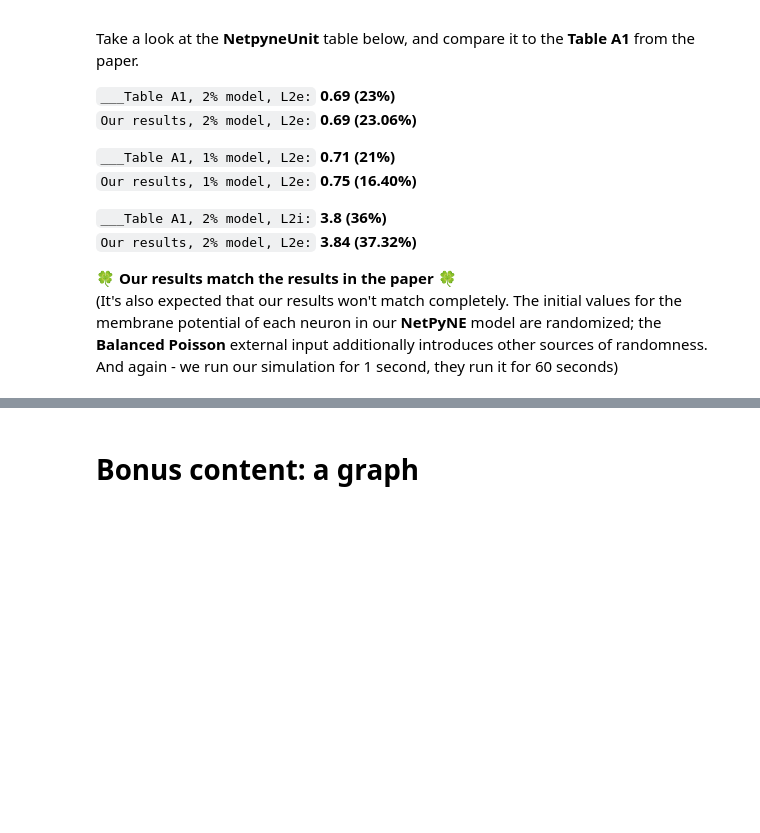
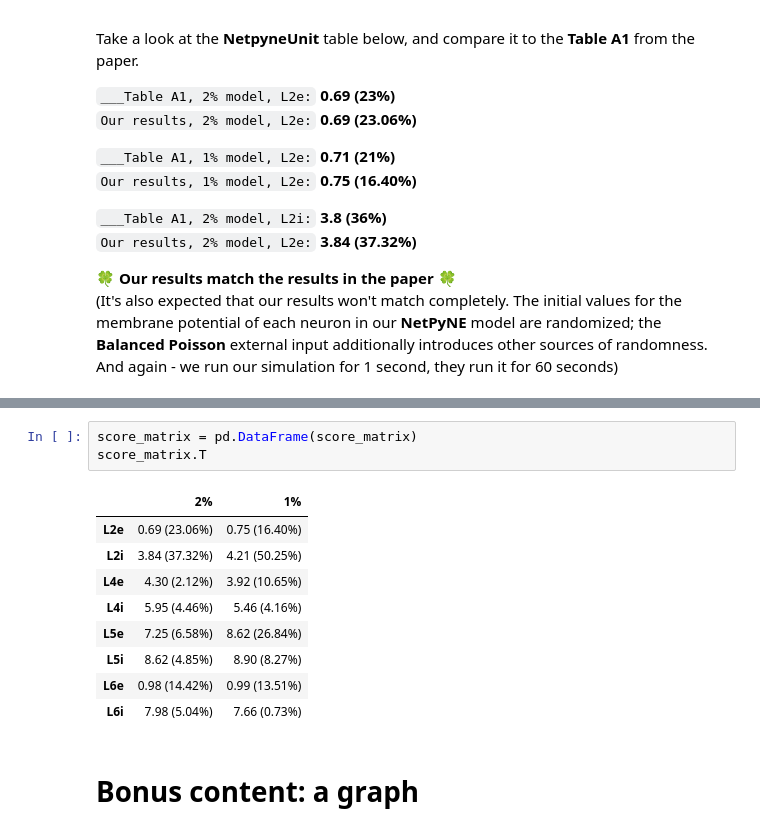
Before and after one commit to lakesare/netpyneunit, a Jupyter notebook: docs/PDCM_example.ipynb, the cells around one changed output, grey strips where cells are left out. Saved outputs shown, nothing was run; the diff lists cells and outputs as text; blank space fills up the shorter version.

```diff
--- a/docs/PDCM_example.ipynb
+++ b/docs/PDCM_example.ipynb
@@ -168,3 +174,16 @@ score_matrix
+# %%
+score_matrix = pd.DataFrame(score_matrix)
+score_matrix.T
+# %% [output]
+|  | 2% | 1% |
+| L2e | 0.69 (23.06%) | 0.75 (16.40%) |
+| L2i | 3.84 (37.32%) | 4.21 (50.25%) |
+| L4e | 4.30 (2.12%) | 3.92 (10.65%) |
+| L4i | 5.95 (4.46%) | 5.46 (4.16%) |
+| L5e | 7.25 (6.58%) | 8.62 (26.84%) |
+| L5i | 8.62 (4.85%) | 8.90 (8.27%) |
+| L6e | 0.98 (14.42%) | 0.99 (13.51%) |
+| L6i | 7.98 (5.04%) | 7.66 (0.73%) |
 # %% [markdown]
 # Bonus content: a graph
 # %% [markdown]
```
Also changed, not shown: parts of 4 cells of this notebook.
